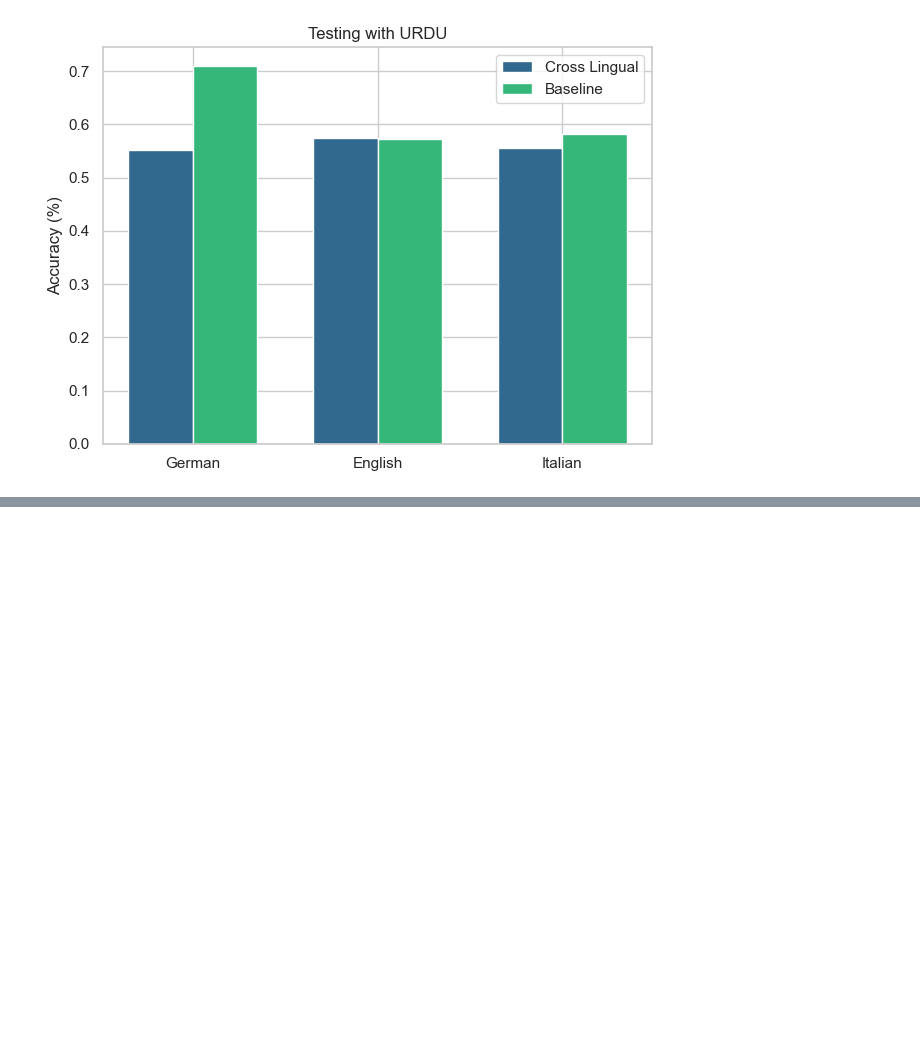
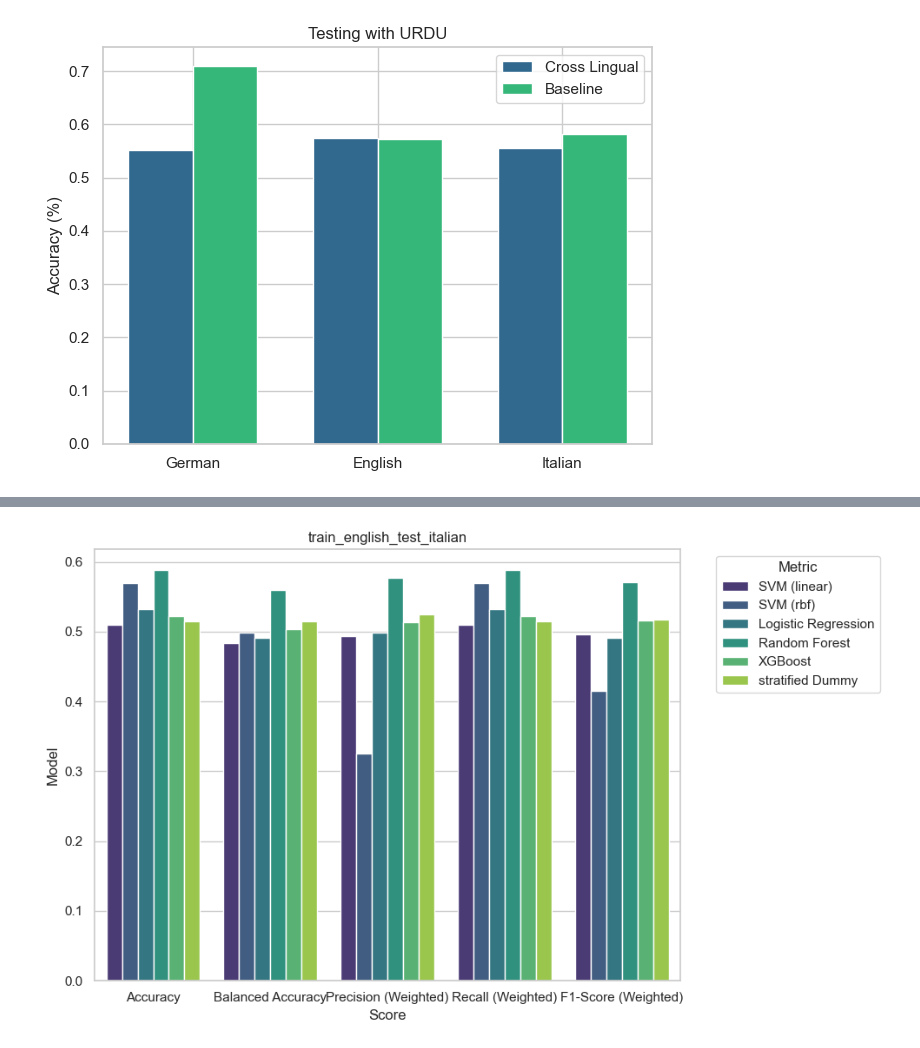
Before and after one commit to juverse/Speech-Emotion-Recognition, a Jupyter notebook: Evaluation/Crosslingual/crosslingual_evaluation.ipynb, the cells around one changed output, grey strips where cells are left out. Saved outputs shown, nothing was run; the diff lists cells and outputs as text; code cells hidden in the pictures; blank space fills up the shorter version.

```diff
--- a/Evaluation/Crosslingual/crosslingual_evaluation.ipynb
+++ b/Evaluation/Crosslingual/crosslingual_evaluation.ipynb
@@ -163,0 +202,4 @@ plot_crosslingual_vs_baseline(df_baseline_accuracy, df_test_urdu_accuracy, datas
+# %%
+plot_results(train_english_test_italian, "train_english_test_italian")
+# %% [output]
+[figure, added]
```
Also changed, not shown: parts of 20 cells of this notebook, 3 other files.
